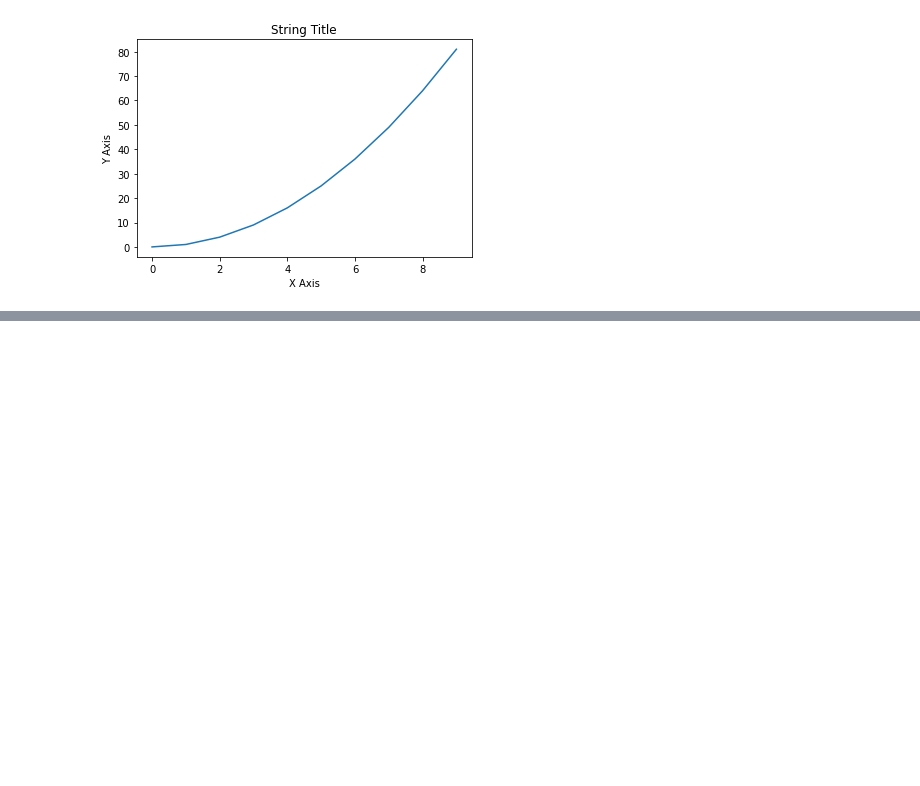
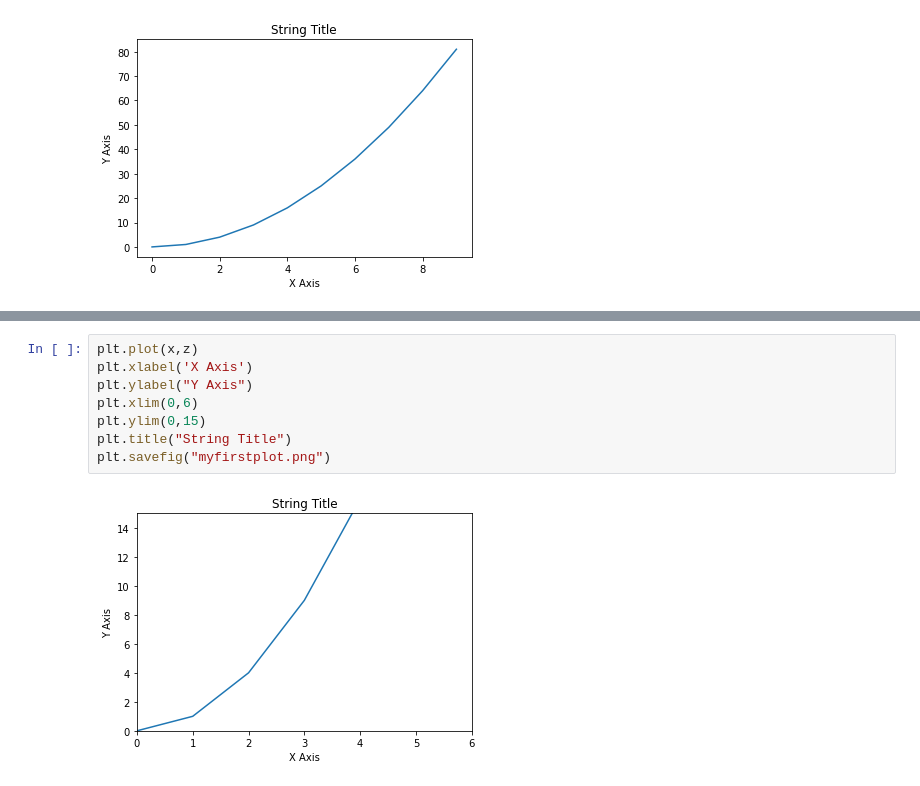
Before and after one commit to Ertugrul-Kurubal/Data-Visualization-With-Python, a Jupyter notebook: Matplotlib Basics Hand On.ipynb, the cells around one changed output, grey strips where cells are left out. Saved outputs shown, nothing was run; the diff lists cells and outputs as text; blank space fills up the shorter version.

```diff
--- a/Matplotlib Basics Hand On.ipynb
+++ b/Matplotlib Basics Hand On.ipynb
@@ -43,0 +83,10 @@ plt.show()
+# %%
+plt.plot(x,z)
+plt.xlabel('X Axis')
+plt.ylabel("Y Axis")
+plt.xlim(0,6)
+plt.ylim(0,15)
+plt.title("String Title")
+plt.savefig("myfirstplot.png")
+# %% [output]
+[figure, added]
```
Also changed, not shown: parts of 3 cells of this notebook, 1 other file.
